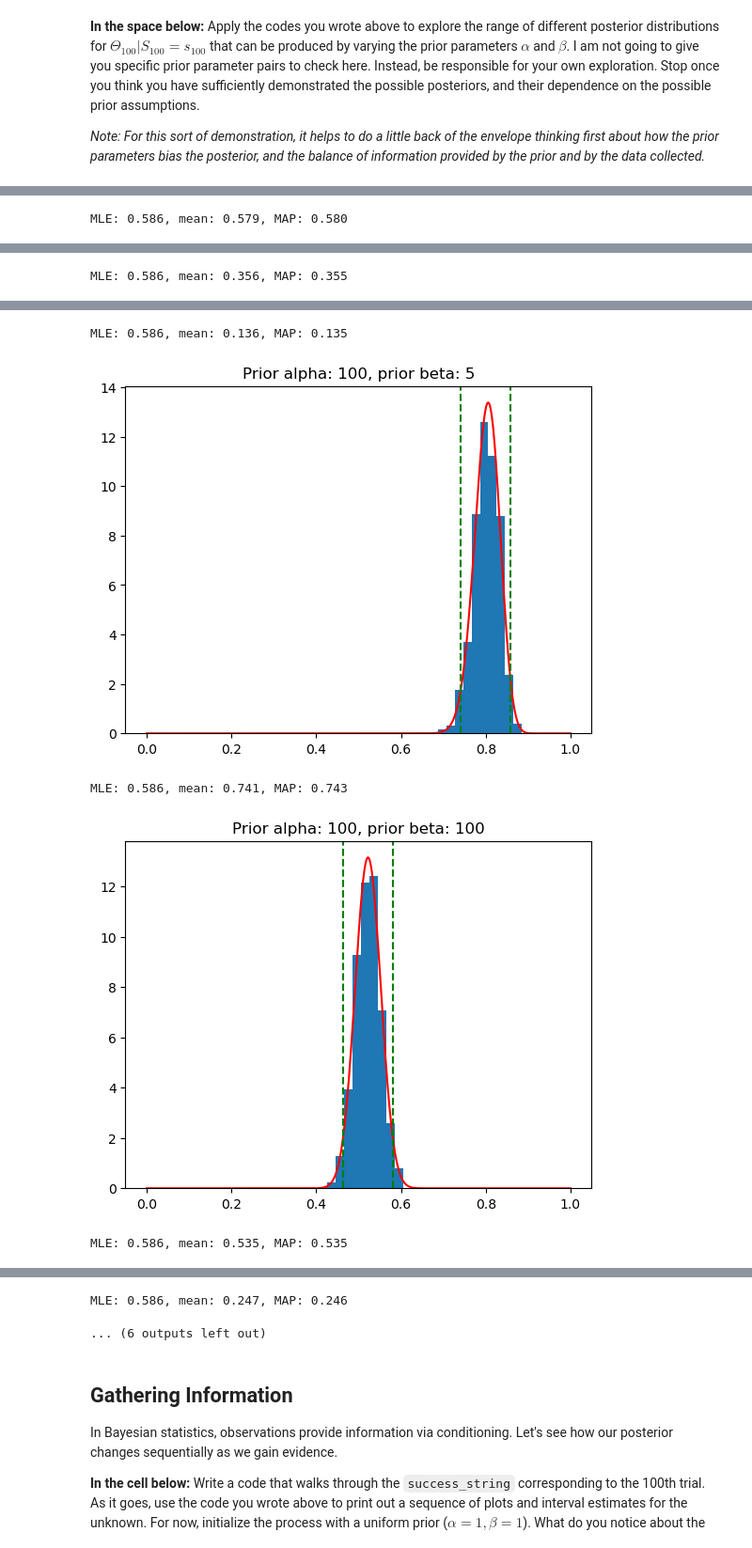
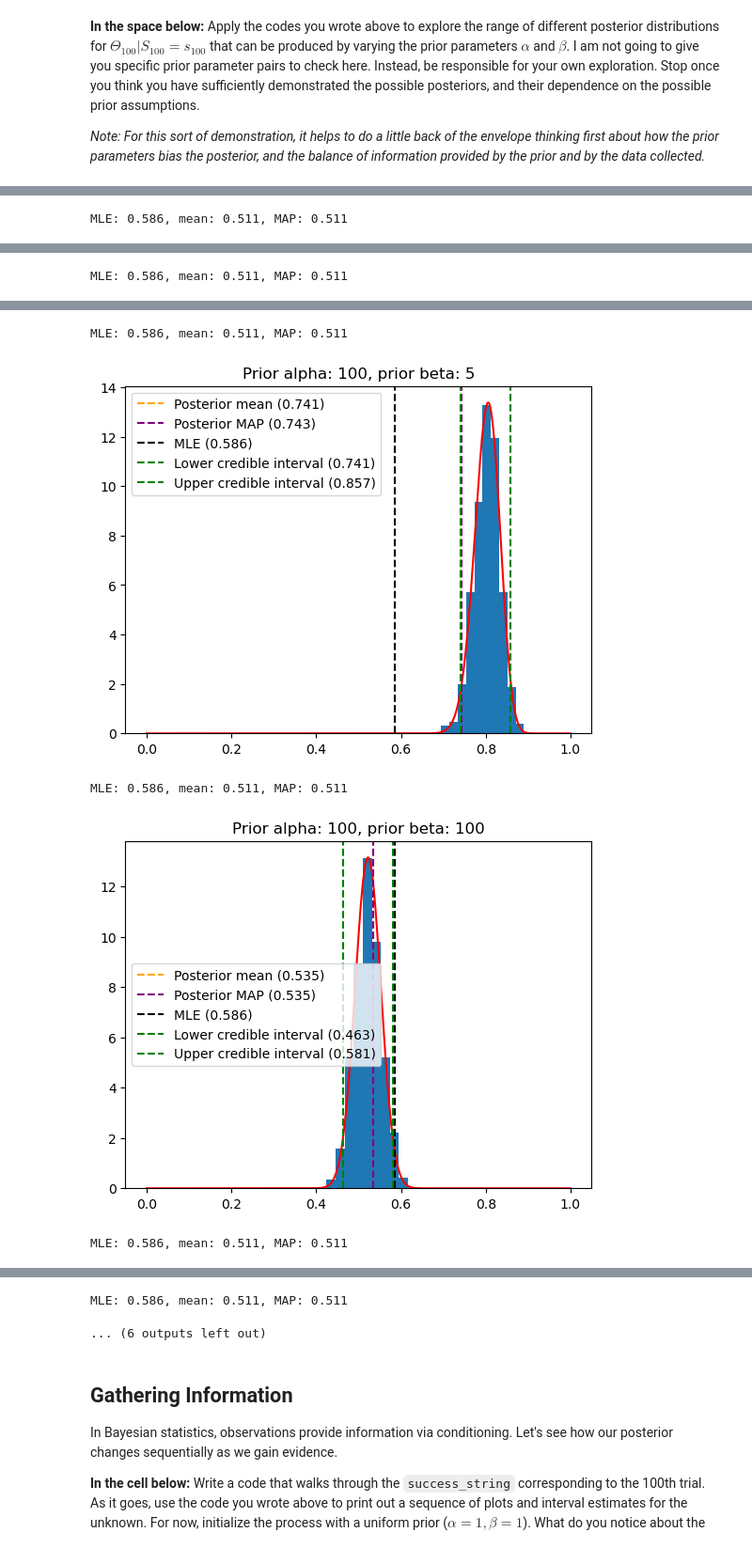
Before and after one commit to reliscu/UCB_STAT238, a Jupyter notebook: lab1/lab1.ipynb, the cells around one changed output, grey strips where cells are left out. Shown at 94% size. Saved outputs shown, nothing was run; the diff lists cells and outputs as text; code cells hidden in the pictures.

```diff
--- a/lab1/lab1.ipynb
+++ b/lab1/lab1.ipynb
@@ -80,17 +80,3 @@ ModeResult(mode=0.9, count=3)
 In class we discussed how to derive the posterior distribution for a model with a Beta prior and a Binomial likelihood. In particular, since the models are conjugate, the posterior is also a Beta distribution. In particular:
 
 $$\Theta|S = s ; n, \alpha, \beta \sim \text{Beta}(s + \alpha, n - s + \beta)$$
-# %%
-#  Estimate alpha and beta for prior using Var(X) and E(X) of observed data:
-
-def calc_a(beta_mean, beta_var):
-    return ((beta_mean * (1 - beta_mean))/beta_var) - beta_mean
-
-def calc_b(alpha, beta_mean):
-   return (alpha * (1 - beta_mean))/beta_mean
-
-beta_mean = np.mean(success_counts['Fraction'][:-1])
-beta_var = np.var(success_counts['Fraction'][:-1])
-
-a = calc_a(beta_mean, beta_var)
-b = calc_b(a, beta_mean)
@@ -149,20 +127,21 @@ def sample_post(a_star, b_star, m):
 1. Returns a plot of the posterior density overlaid on a histogram of the $m$ samples
 1. Print an interval estimate for $\Theta|S=s$ that contains the unknown with probability $p$. Your interval may be estimated from samples (as is usually done for more complex models), or, as the Beta CDF is easy to work out analytically, from exact quantiles.
 # %%
-def calc_cred_interval(a, b, p):
-    upper_interval = beta.ppf((1 - p/2), a, b)
-    lower_interval = beta.ppf(p/2, a, b)
-    return lower_interval, upper_interval
-
 def plot_post_summary(a, b, m, p):
-
     samples = sample_post(a, b, m)
     x = np.linspace(0, 1, 1000)
     pdf_values = scipy.stats.beta.pdf(x, a, b)
     lower_interval, upper_interval = calc_cred_interval(a, b, p)
+    post_mean = calc_post_mean(s, n, a, b)
+    post_map = calc_post_map(s, n, a, b)
+    mle = calc_mle(s, n)
 
     plt.hist(samples, density=True)
     plt.plot(x, pdf_values, color='red')
+    plt.axvline(x=post_mean, color='orange', linestyle='--', label=f'Posterior mean ({post_mean:.3f})')
+    plt.axvline(x=post_map, color='purple', linestyle='--', label=f'Posterior MAP ({post_map:.3f})')
+    plt.axvline(x=mle, color='black', linestyle='--', label=f'MLE ({mle:.3f})')
+
     plt.axvline(x=lower_interval, color='green', linestyle='--', label=f'Lower credible interval ({lower_interval:.3f})')
     plt.axvline(x=upper_interval, color='green', linestyle='--', label=f'Upper credible interval ({upper_interval:.3f})')
     plt.legend()
@@ -183,8 +162,6 @@ betas = [5, 100, 500]
 for alpha in alphas:
     for beta_param in betas:
         a_star, b_star = get_post_params(s, n, alpha, beta_param)
-        post_mean = calc_post_mean(s, n, a_star, b_star)
-        post_map = calc_post_map(s, n, a_star, b_star)
         plot_post_summary(a_star, b_star, m, p)
         plt.title(f'Prior alpha: {alpha}, prior beta: {beta_param}')
         plt.show()
@@ -195 +172 @@ for alpha in alphas:
-MLE: 0.586, mean: 0.579, MAP: 0.580
+MLE: 0.586, mean: 0.511, MAP: 0.511
@@ -197 +174 @@ MLE: 0.586, mean: 0.579, MAP: 0.580
-MLE: 0.586, mean: 0.356, MAP: 0.355
+MLE: 0.586, mean: 0.511, MAP: 0.511
@@ -199,5 +176,5 @@ MLE: 0.586, mean: 0.356, MAP: 0.355
-MLE: 0.586, mean: 0.136, MAP: 0.135
+MLE: 0.586, mean: 0.511, MAP: 0.511
-[figure, old version]
+[figure, new version]
-MLE: 0.586, mean: 0.741, MAP: 0.743
+MLE: 0.586, mean: 0.511, MAP: 0.511
-[figure, old version]
+[figure, new version]
-MLE: 0.586, mean: 0.535, MAP: 0.535
+MLE: 0.586, mean: 0.511, MAP: 0.511
@@ -205,4 +182,4 @@ MLE: 0.586, mean: 0.535, MAP: 0.535
-MLE: 0.586, mean: 0.247, MAP: 0.246
+MLE: 0.586, mean: 0.511, MAP: 0.511
 ... (6 outputs left out)
 # %% [markdown]
 ## Gathering Information
```
Also changed, not shown: parts of 10 cells of this notebook.
